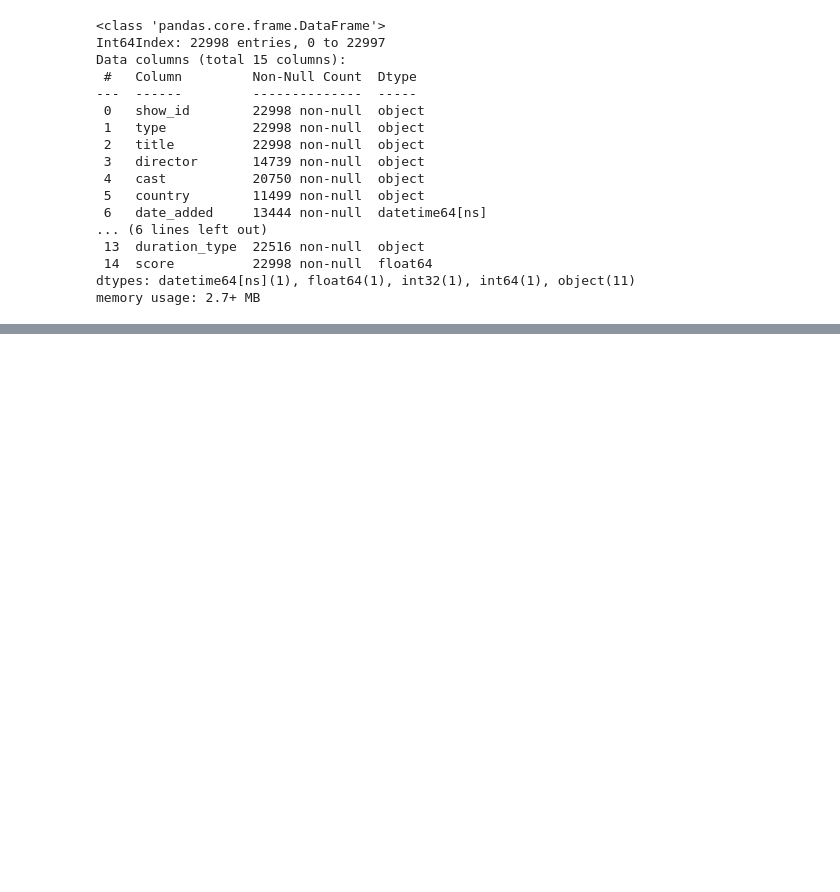
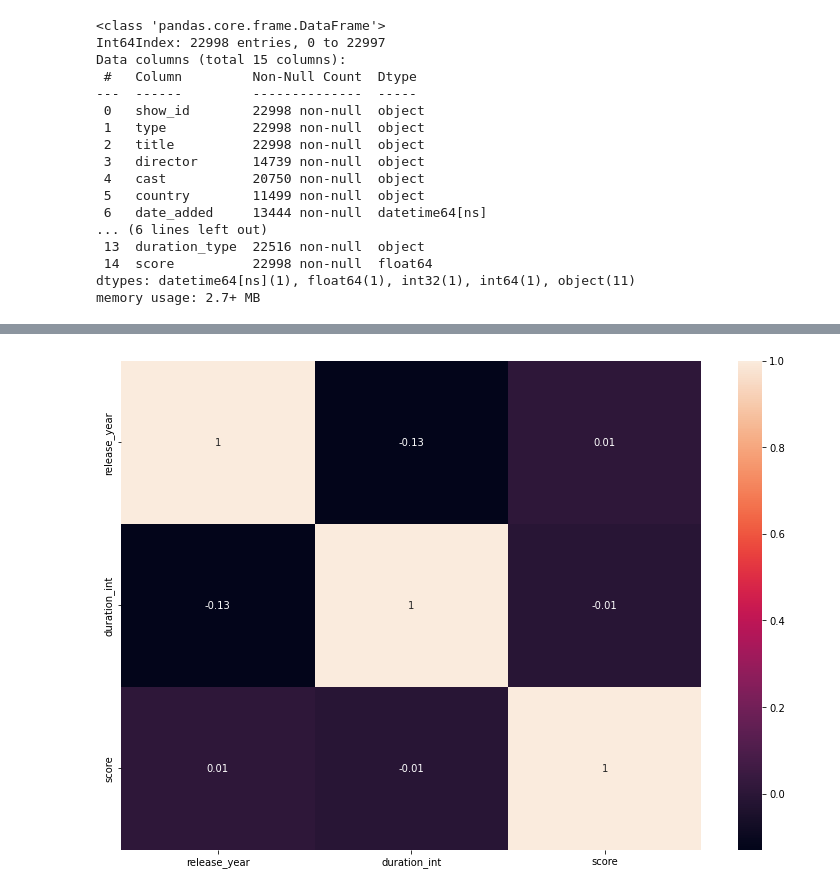
Before and after one commit to mauroferrer/Pi_01MLops_Mauro, a Jupyter notebook: ETL_EDA_PI_MLops.ipynb, the cells around one changed output, grey strips where cells are left out. Cells and saved outputs as stored; diff of their text form; code cells hidden in the pictures; blank space fills up the shorter version.

```diff
--- a/ETL_EDA_PI_MLops.ipynb
+++ b/ETL_EDA_PI_MLops.ipynb
@@ -6,5 +17,5 @@ import seaborn as sns
 # %%
-data_netflix = pd.read_csv('C:\\Users\\Usuario\\Downloads\\netflix_titles.csv')
-data_disney = pd.read_csv('C:\\Users\\Usuario\\Downloads\\disney_plus_titles.csv')
-data_hulu = pd.read_csv('C:\\Users\\Usuario\\Downloads\\hulu_titles.csv')
-data_amazon = pd.read_csv('C:\\Users\\Usuario\\Downloads\\amazon_prime_titles.csv')
+data_netflix = pd.read_csv('Csvs\\netflix_titles.csv')
+data_disney = pd.read_csv('Csvs\\disney_plus_titles.csv')
+data_hulu = pd.read_csv('Csvs\\hulu_titles.csv')
+data_amazon = pd.read_csv('Csvs\\amazon_prime_titles.csv')
@@ -235,0 +275,8 @@ df_concat.to_csv('platform_concat.csv')
+# %%
+###Vemos la correlacion del datasets con un mapa de calor
+df_corr = platform_movies.corr().round(2)
+plt.figure(figsize=(13,9))
+sns.heatmap(data=df_corr, annot= True)
+plt.show()
+# %% [output]
+[figure, added]
```
Also changed, not shown: parts of 24 cells of this notebook, 1 other file.
